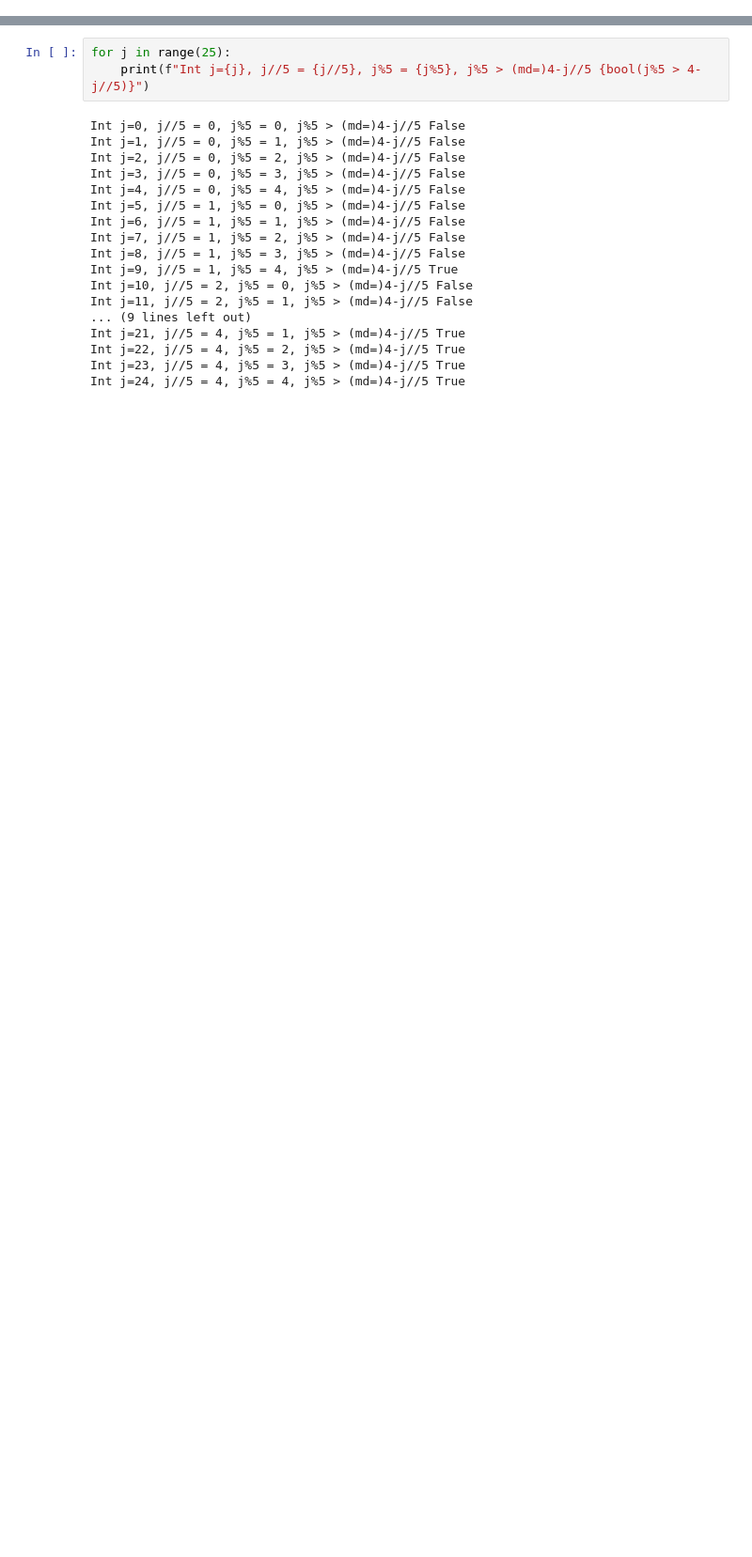
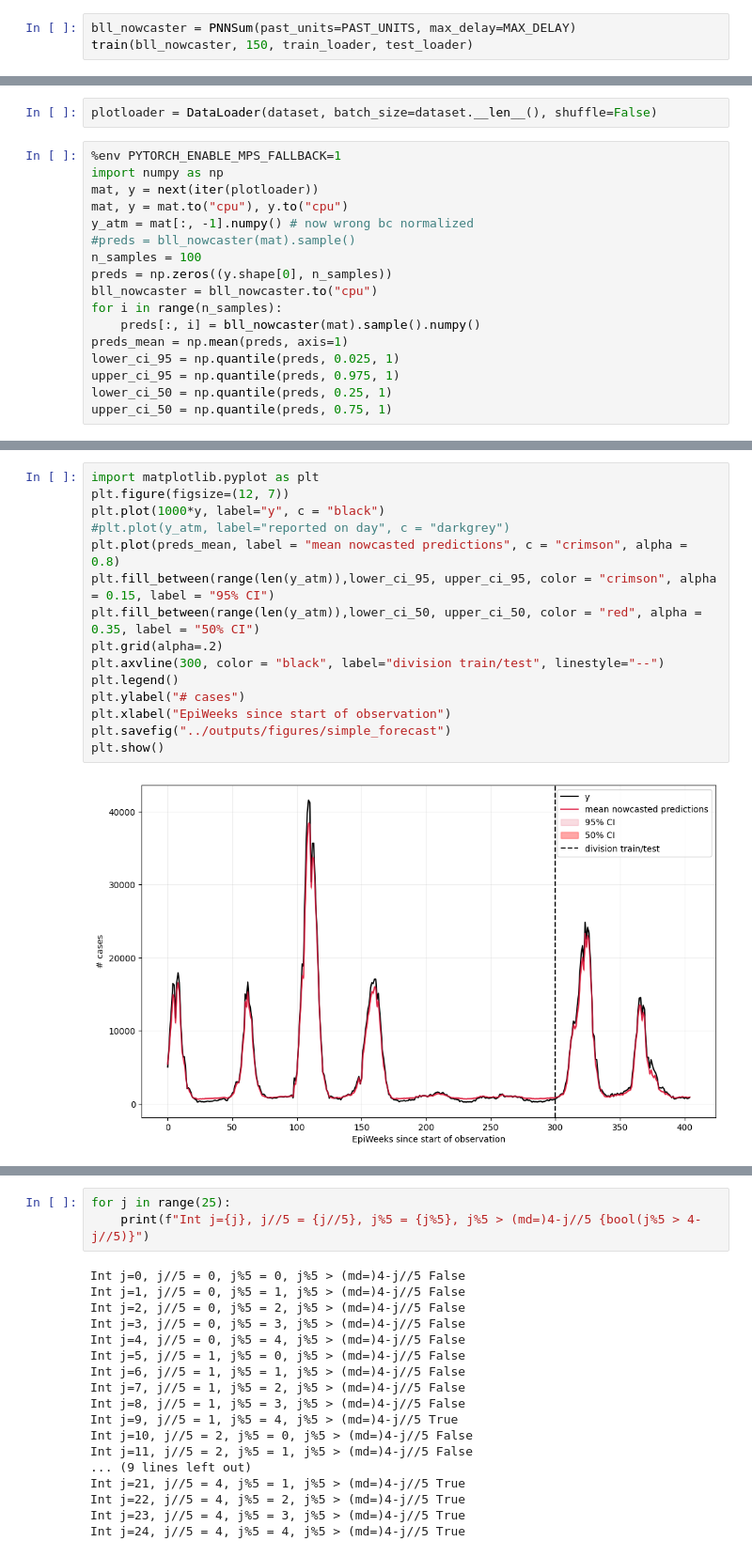
Before and after one commit to silaskoemen/NowcastPNN, a Jupyter notebook: src/data_processing.ipynb, the cells around one changed output, grey strips where cells are left out. Shown at 94% size. Saved outputs shown, nothing was run; the diff lists cells and outputs as text; blank space fills up the shorter version.

Commit message:
Implementation of train/test split, integration of data functions

```diff
--- a/src/data_processing.ipynb
+++ b/src/data_processing.ipynb
@@ -597,0 +187,3 @@ plt.show()
+# %%
+bll_nowcaster = PNNSum(past_units=PAST_UNITS, max_delay=MAX_DELAY)
+train(bll_nowcaster, 150, train_loader, test_loader)
@@ -597,0 +208,19 @@ plt.show()
+# %%
+plotloader = DataLoader(dataset, batch_size=dataset.__len__(), shuffle=False)
+# %%
+%env PYTORCH_ENABLE_MPS_FALLBACK=1
+import numpy as np
+mat, y = next(iter(plotloader))
+mat, y = mat.to("cpu"), y.to("cpu")
+y_atm = mat[:, -1].numpy() # now wrong bc normalized
+#preds = bll_nowcaster(mat).sample()
+n_samples = 100
+preds = np.zeros((y.shape[0], n_samples))
+bll_nowcaster = bll_nowcaster.to("cpu")
+for i in range(n_samples):
+    preds[:, i] = bll_nowcaster(mat).sample().numpy()
+preds_mean = np.mean(preds, axis=1)
+lower_ci_95 = np.quantile(preds, 0.025, 1)
+upper_ci_95 = np.quantile(preds, 0.975, 1)
+lower_ci_50 = np.quantile(preds, 0.25, 1)
+upper_ci_50 = np.quantile(preds, 0.75, 1)
@@ -597,0 +229,17 @@ plt.show()
+# %%
+import matplotlib.pyplot as plt
+plt.figure(figsize=(12, 7))
+plt.plot(1000*y, label="y", c = "black")
+#plt.plot(y_atm, label="reported on day", c = "darkgrey")
+plt.plot(preds_mean, label = "mean nowcasted predictions", c = "crimson", alpha = 0.8)
+plt.fill_between(range(len(y_atm)),lower_ci_95, upper_ci_95, color = "crimson", alpha = 0.15, label = "95% CI")
+plt.fill_between(range(len(y_atm)),lower_ci_50, upper_ci_50, color = "red", alpha = 0.35, label = "50% CI")
+plt.grid(alpha=.2)
+plt.axvline(300, color = "black", label="division train/test", linestyle="--")
+plt.legend()
+plt.ylabel("# cases")
+plt.xlabel("EpiWeeks since start of observation")
+plt.savefig("../outputs/figures/simple_forecast")
+plt.show()
+# %% [output]
+[figure, added]
```
Also changed, not shown: parts of 43 cells of this notebook, 6 other files.
